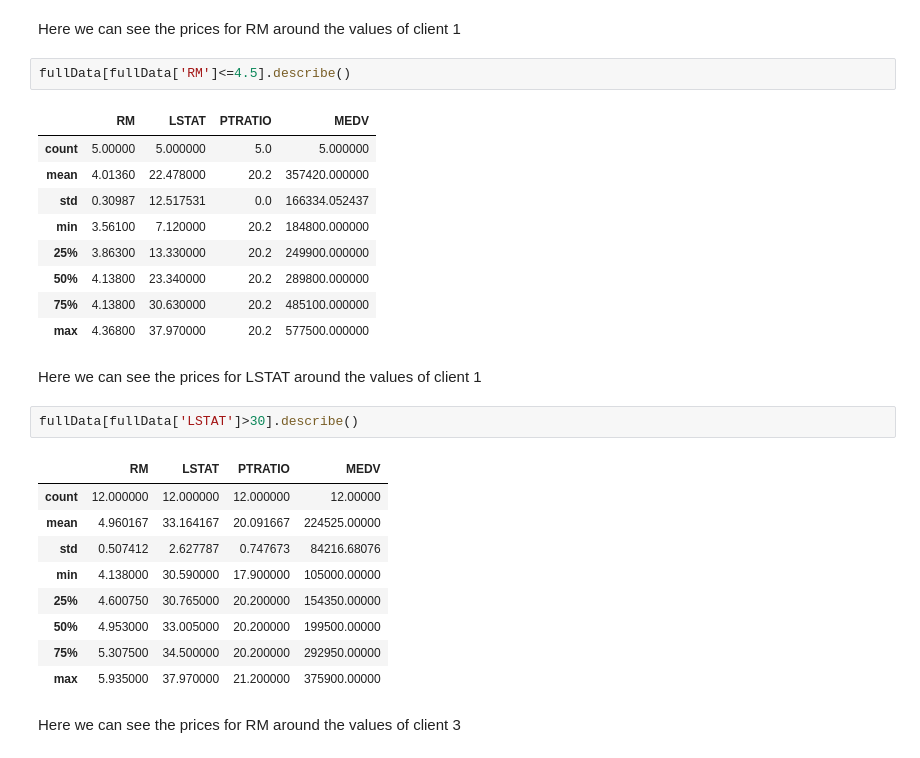
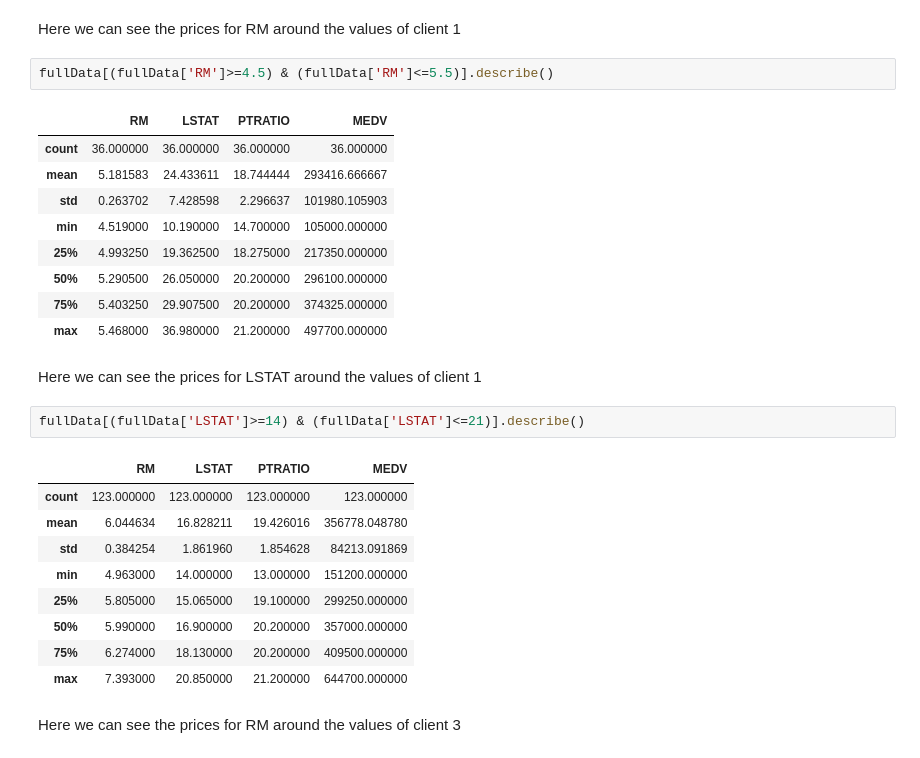
Before and after one commit to birnbap/machine-learning, a Jupyter notebook: projects/boston_housing/boston_housing.ipynb, the cells around one changed output. Cells and saved outputs as stored; diff of their text form.

```diff
--- a/projects/boston_housing/boston_housing.ipynb
+++ b/projects/boston_housing/boston_housing.ipynb
@@ -362,31 +398,31 @@ Predicted selling price for Client 3's home: $938,053.85
 # %% [markdown]
 Here we can see the prices for RM around the values of client 1
 # %%
-fullData[fullData['RM']<=4.5].describe()
+fullData[(fullData['RM']>=4.5) & (fullData['RM']<=5.5)].describe()
 # %% [output]
 |  | RM | LSTAT | PTRATIO | MEDV |
-| count | 5.00000 | 5.000000 | 5.0 | 5.000000 |
-| mean | 4.01360 | 22.478000 | 20.2 | 357420.000000 |
-| std | 0.30987 | 12.517531 | 0.0 | 166334.052437 |
-| min | 3.56100 | 7.120000 | 20.2 | 184800.000000 |
-| 25% | 3.86300 | 13.330000 | 20.2 | 249900.000000 |
-| 50% | 4.13800 | 23.340000 | 20.2 | 289800.000000 |
-| 75% | 4.13800 | 30.630000 | 20.2 | 485100.000000 |
-| max | 4.36800 | 37.970000 | 20.2 | 577500.000000 |
+| count | 36.000000 | 36.000000 | 36.000000 | 36.000000 |
+| mean | 5.181583 | 24.433611 | 18.744444 | 293416.666667 |
+| std | 0.263702 | 7.428598 | 2.296637 | 101980.105903 |
+| min | 4.519000 | 10.190000 | 14.700000 | 105000.000000 |
+| 25% | 4.993250 | 19.362500 | 18.275000 | 217350.000000 |
+| 50% | 5.290500 | 26.050000 | 20.200000 | 296100.000000 |
+| 75% | 5.403250 | 29.907500 | 20.200000 | 374325.000000 |
+| max | 5.468000 | 36.980000 | 21.200000 | 497700.000000 |
 # %% [markdown]
 Here we can see the prices for LSTAT around the values of client 1
 # %%
-fullData[fullData['LSTAT']>30].describe()
+fullData[(fullData['LSTAT']>=14) & (fullData['LSTAT']<=21)].describe()
 # %% [output]
 |  | RM | LSTAT | PTRATIO | MEDV |
-| count | 12.000000 | 12.000000 | 12.000000 | 12.00000 |
-| mean | 4.960167 | 33.164167 | 20.091667 | 224525.00000 |
-| std | 0.507412 | 2.627787 | 0.747673 | 84216.68076 |
-| min | 4.138000 | 30.590000 | 17.900000 | 105000.00000 |
-| 25% | 4.600750 | 30.765000 | 20.200000 | 154350.00000 |
-| 50% | 4.953000 | 33.005000 | 20.200000 | 199500.00000 |
-| 75% | 5.307500 | 34.500000 | 20.200000 | 292950.00000 |
-| max | 5.935000 | 37.970000 | 21.200000 | 375900.00000 |
+| count | 123.000000 | 123.000000 | 123.000000 | 123.000000 |
+| mean | 6.044634 | 16.828211 | 19.426016 | 356778.048780 |
+| std | 0.384254 | 1.861960 | 1.854628 | 84213.091869 |
+| min | 4.963000 | 14.000000 | 13.000000 | 151200.000000 |
+| 25% | 5.805000 | 15.065000 | 19.100000 | 299250.000000 |
+| 50% | 5.990000 | 16.900000 | 20.200000 | 357000.000000 |
+| 75% | 6.274000 | 18.130000 | 20.200000 | 409500.000000 |
+| max | 7.393000 | 20.850000 | 21.200000 | 644700.000000 |
 # %% [markdown]
 Here we can see the prices for RM around the values of client 3
 # %%
```
Also changed, not shown: parts of 15 cells of this notebook, 1 other file.
